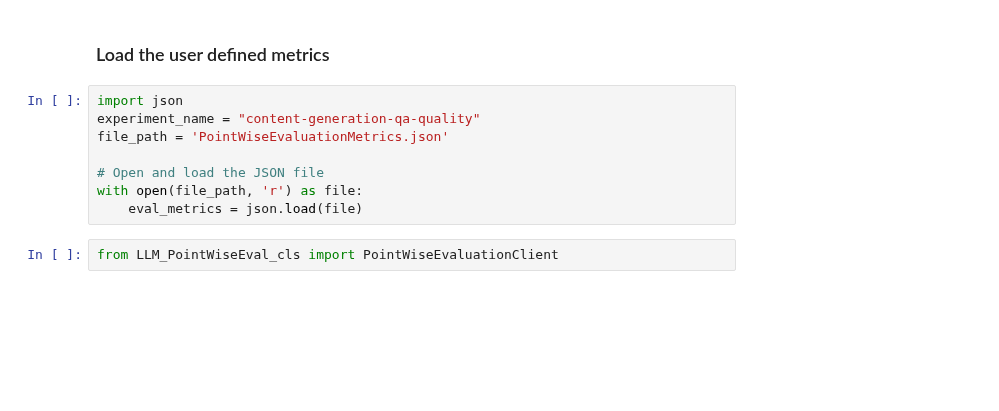
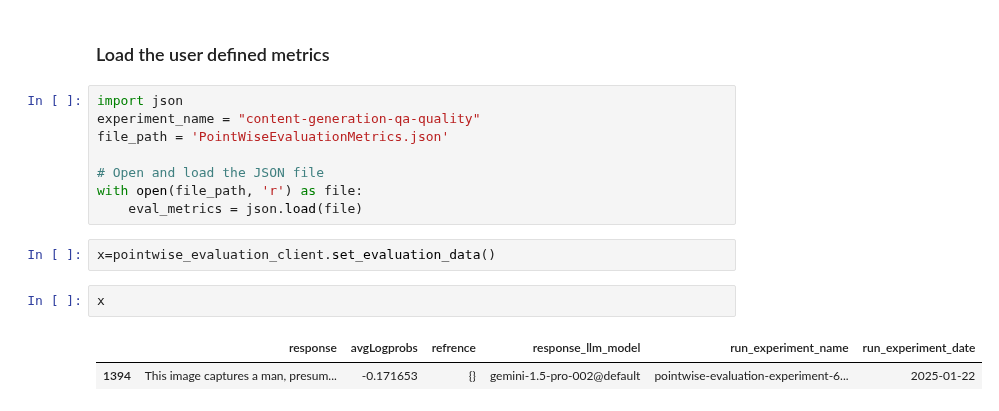
Before and after one commit to intelia-agility/GenAI, a Jupyter notebook: LLM_Eval/LLM_Evaulations_SRC/LLM_Evaluation.ipynb, the cells around one changed output. Cells and saved outputs as stored; diff of their text form; blank space fills up the shorter version.

```diff
--- a/LLM_Eval/LLM_Evaulations_SRC/LLM_Evaluation.ipynb
+++ b/LLM_Eval/LLM_Evaulations_SRC/LLM_Evaluation.ipynb
@@ -474,8 +191,13 @@ file_path = 'PointWiseEvaluationMetrics.json'
 # Open and load the JSON file
 with open(file_path, 'r') as file:
     eval_metrics = json.load(file)
-# %%
-from LLM_PointWiseEval_cls import PointWiseEvaluationClient
+# %%
+x=pointwise_evaluation_client.set_evaluation_data()
+# %%
+x
+# %% [output]
+|  | response | avgLogprobs | refrence | response_llm_model | run_experiment_name | run_experiment_date |
+| 1394 | This image captures a man, presum... | -0.171653 | {} | gemini-1.5-pro-002@default | pointwise-evaluation-experiment-6... | 2025-01-22 |
 # %%
 pointwise_evaluation_client=PointWiseEvaluationClient(project='nine-quality-test',
                           location='us-central1',
```
Also changed, not shown: parts of 20 cells of this notebook, 3 other files.
